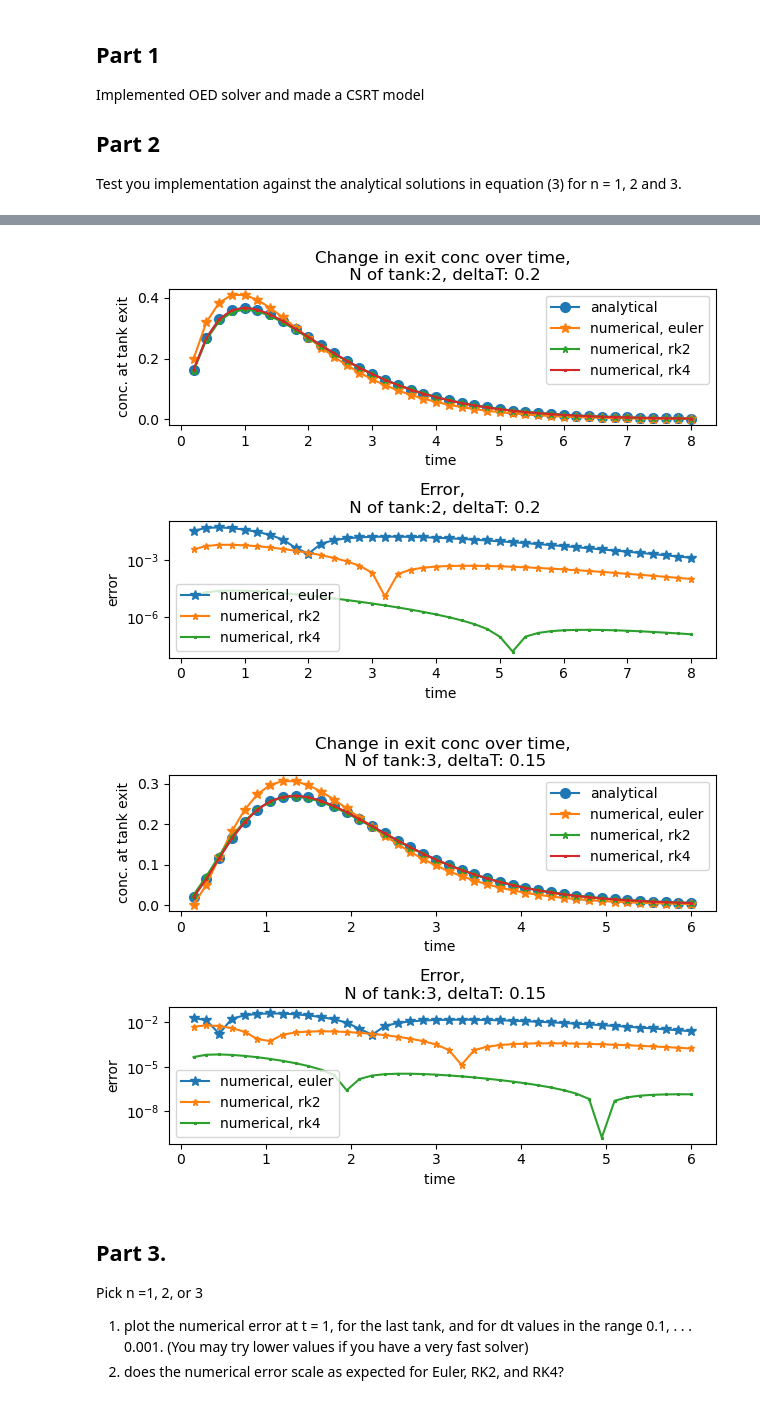
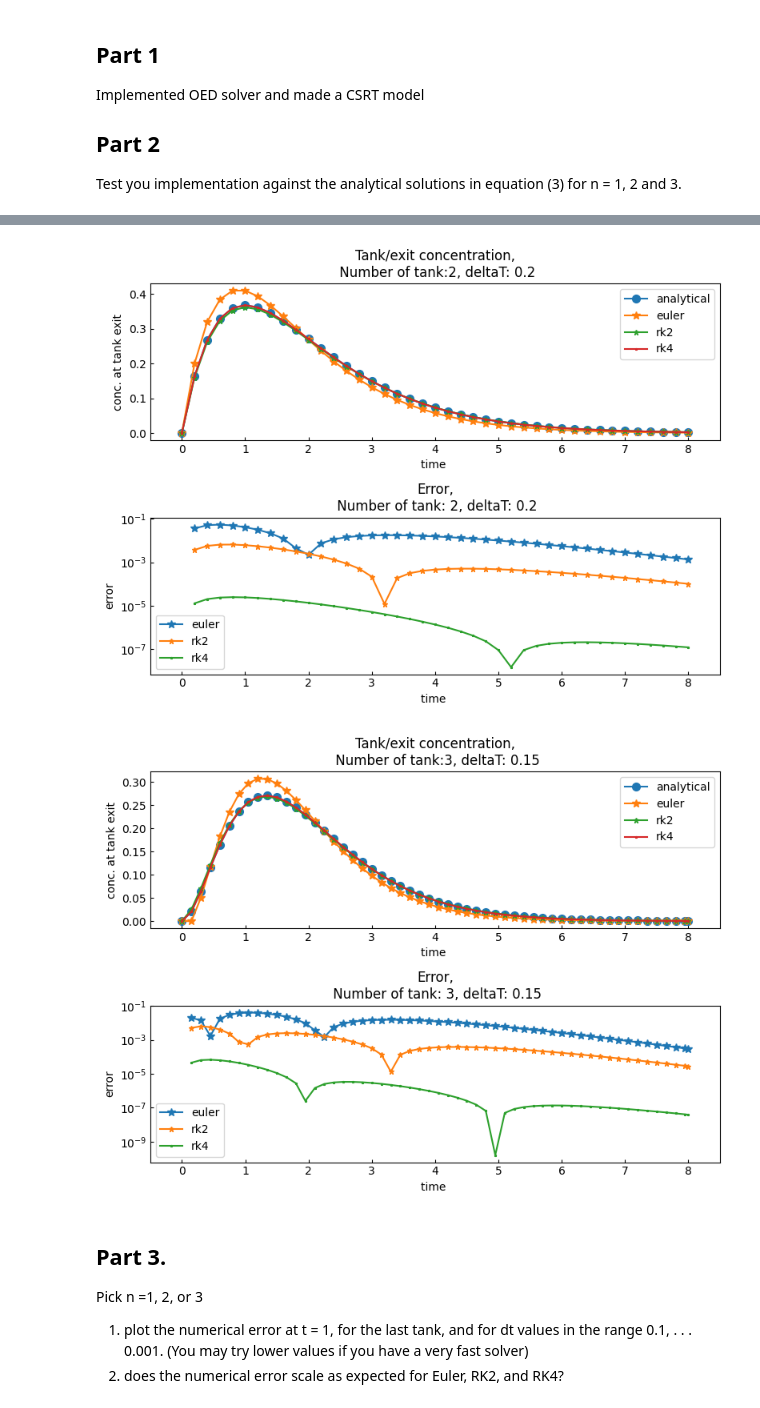
Before and after one commit to waves-stats/MOD_510_2023_autumn, a Jupyter notebook: Partha/project3/mod510_project3_partha_v3_hodjat.ipynb, the cells around one changed output, grey strips where cells are left out. Cells and saved outputs as stored; diff of their text form; code cells hidden in the pictures.

Commit message:
a few changes on the comments and the plots of the question 1, part 1 and 2

```diff
--- a/Partha/project3/mod510_project3_partha_v3_hodjat.ipynb
+++ b/Partha/project3/mod510_project3_partha_v3_hodjat.ipynb
@@ -86,12 +86,12 @@ class CSTRModel():
     def __init__(self, tau=2, N=1, timedata={}, c_init='empty',inj_prot=None):
         '''
         params:  make sure all the units are consistent
-            tau : V/q time taken to replace the whole volume of the tank
+            tau : V/q time taken to inject one whole volume of the tank(s)
             N : number of subtanks the whole volume is divided into.
             timedata:
                 the time data for simulation. this can be provided in two ways
                  1. a dictionary containing {'t_start, dt , t_end'}
-                    t_start  : simulation end time
+                    t_start  : simulation start time
                     dt: time diff between each simulation step
                     t_end  : simulation end time
                  2. a list of simulation time stamps
@@ -297,29 +297,34 @@ def comparision_plot(N,dt,ts,analitical, soln1, soln2, soln3):
     creates plots for of the time sim results
     for various solver methods vs analytical soln
     '''
-    # ignore the values when t= 0
-    ts,analitical, soln1, soln2, soln3 = ts[1:],analitical[1:], soln1[1:], soln2[1:], soln3[1:]
-
-    #print(soln1,soln2,soln3)
-    fig, axs=plt.subplots(nrows=2)
+    # plt.clf()
+    fig, axs=plt.subplots(nrows=2, figsize=(8,6))
 
     ax=axs[0]
     ax.plot(ts, analitical,'-o',markersize=7, label='analytical')
-    ax.plot(ts, soln1,'-*',markersize=7, label='numerical, euler')
-    ax.plot(ts, soln2,'-*',markersize=5, label='numerical, rk2')
-    ax.plot(ts, soln3,'-*',markersize=2, label='numerical, rk4')
+    ax.plot(ts, soln1,'-*',markersize=7, label='euler')
+    ax.plot(ts, soln2,'-*',markersize=5, label='rk2')
+    ax.plot(ts, soln3,'-*',markersize=2, label='rk4')
     ax.set(xlabel='time ', ylabel='conc. at tank exit')
-    ax.set(title = f'Change in exit conc over time,\n N of tank:{N}, deltaT: {dt}')
+    ax.set(title = f'Tank/exit concentration,\n Number of tank:{N}, deltaT: {dt}')
     ax.legend()
 
     ax=axs[1]
     #ax.plot(ts, analitical,'-o',markersize=7, label='analytical')
-    ax.plot(ts, np.abs(soln1-analitical),'-*',markersize=7, label='numerical, euler')
-    ax.plot(ts, np.abs(soln2-analitical),'-*',markersize=5, label='numerical, rk2')
-    ax.plot(ts, np.abs(soln3-analitical),'-*',markersize=2, label='numerical, rk4')
+    ax.plot(ts[1:], np.abs(soln1[1:]-analitical[1:]),'-*',markersize=7, label='euler')
+    ax.plot(ts[1:], np.abs(soln2[1:]-analitical[1:]),'-*',markersize=5, label='rk2')
+    ax.plot(ts[1:], np.abs(soln3[1:]-analitical[1:]),'-*',markersize=2, label='rk4')
     ax.set(xlabel='time ', ylabel='error', yscale='log')
-    ax.set(title = f'Error,\n N of tank:{N}, deltaT: {dt}')
+    ax.set(title = f'Error,\n Number of tank: {N}, deltaT: {dt}')
     ax.legend()
+
+    major_ticks = np.arange(ts[0], ts[-1] + 1, 1)
+    for ax in axs:
+        ax.set_xlim(ts[0]-0.5, ts[-1]+0.5)
+        ax.tick_params(axis='x', which='both', direction='in', length=8)
+        ax.set_xticks(major_ticks)
+        ax.tick_params(axis='both', which='both', direction='in', length=3)
+
     plt.tight_layout()
 # %%
 def method_comparision(tau=2, N=1,dt=3,Tmax=20,c_init='first'):
@@ -343,11 +348,11 @@ method_comparision(tau=2, N=1, dt=1, Tmax=20, c_init='first')
 # %%
 method_comparision(tau=2, N=2, dt=0.2, Tmax=8, c_init='first')
 # %% [output]
-[figure, old version]
+[figure, new version]
 # %%
-method_comparision(tau=2, N=3, dt=0.15, Tmax=6, c_init='first')
+method_comparision(tau=2, N=3, dt=0.15, Tmax=8, c_init='first')
 # %% [output]
-[figure, old version]
+[figure, new version]
 # %% [markdown]
 ## Part 3.
 Pick n =1, 2, or 3
```
Also changed, not shown: parts of 11 cells of this notebook.
